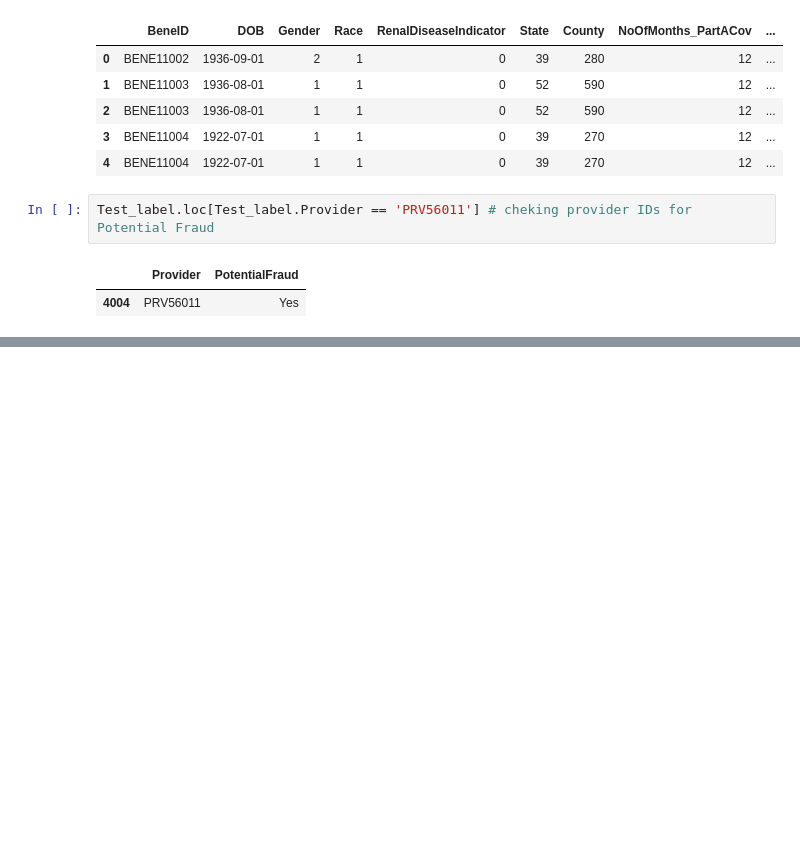
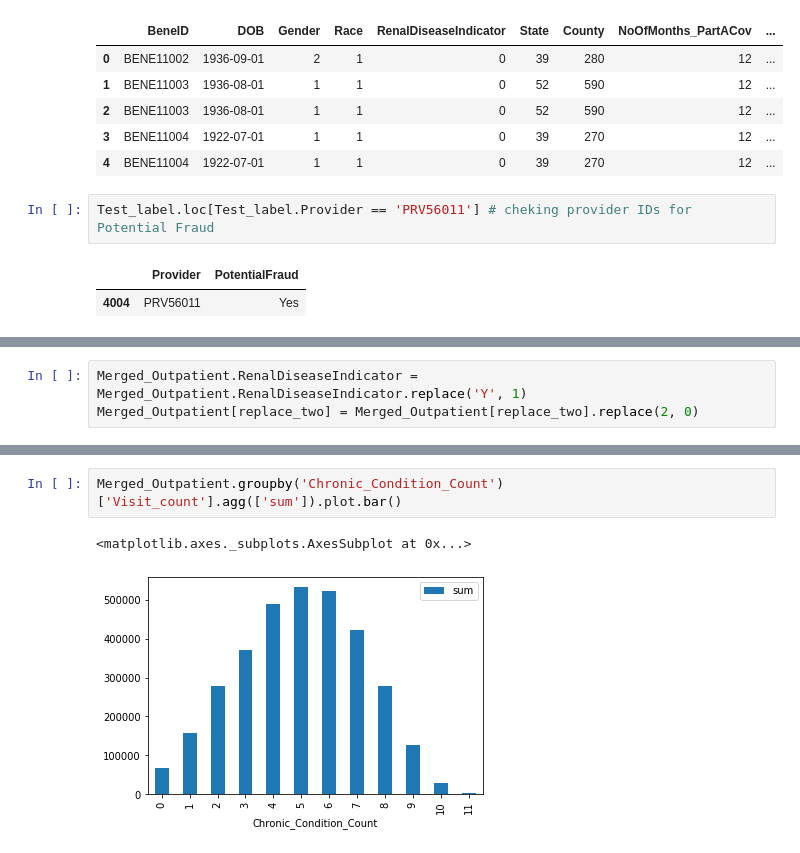
Before and after one commit to SubornaN/Health_Care_Fraud_Detection, a Jupyter notebook: Fraud_Detection_EDA.ipynb, the cells around one changed output, grey strips where cells are left out. Cells and saved outputs as stored; diff of their text form; blank space fills up the shorter version.

```diff
--- a/Fraud_Detection_EDA.ipynb
+++ b/Fraud_Detection_EDA.ipynb
@@ -211,0 +221,3 @@ Test_label.loc[Test_label.Provider == 'PRV56011'] # cheking provider IDs for Pot
+# %%
+Merged_Outpatient.RenalDiseaseIndicator = Merged_Outpatient.RenalDiseaseIndicator.replace('Y', 1)
+Merged_Outpatient[replace_two] = Merged_Outpatient[replace_two].replace(2, 0)
@@ -211,0 +297,5 @@ Test_label.loc[Test_label.Provider == 'PRV56011'] # cheking provider IDs for Pot
+# %%
+Merged_Outpatient.groupby('Chronic_Condition_Count')['Visit_count'].agg(['sum']).plot.bar()
+# %% [output]
+<matplotlib.axes._subplots.AxesSubplot at 0x...>
+[figure, added]
```
Also changed, not shown: parts of 39 cells of this notebook.
